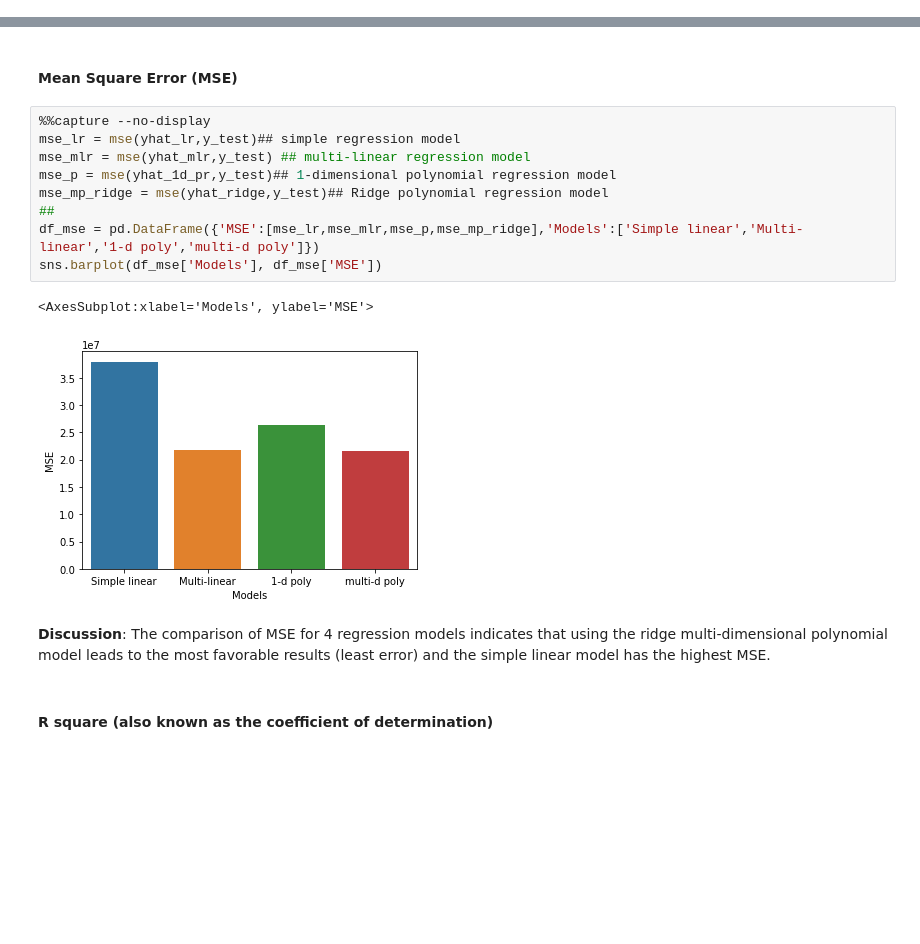
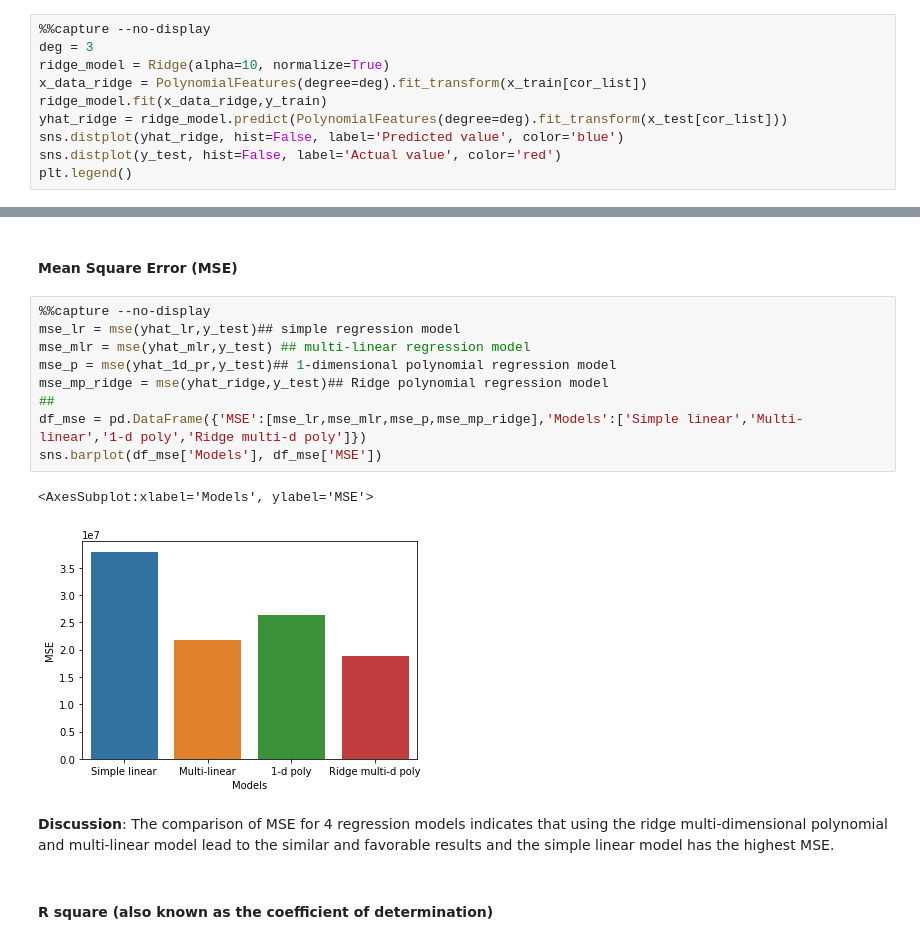
Before and after one commit to Farhad-Davaripour/Step_by_Step_Data_Analysis_Auto_Dataset, a Jupyter notebook: Code_Python.ipynb, the cells around one changed output, grey strips where cells are left out. Drawn from its saved outputs; the diff is of its cells as text; blank space fills up the shorter version.

```diff
--- a/Code_Python.ipynb
+++ b/Code_Python.ipynb
@@ -649,0 +659,10 @@ plt.legend()
+# %%
+%%capture --no-display
+deg = 3
+ridge_model = Ridge(alpha=10, normalize=True)
+x_data_ridge = PolynomialFeatures(degree=deg).fit_transform(x_train[cor_list])
+ridge_model.fit(x_data_ridge,y_train)
+yhat_ridge = ridge_model.predict(PolynomialFeatures(degree=deg).fit_transform(x_test[cor_list]))
+sns.distplot(yhat_ridge, hist=False, label='Predicted value', color='blue')
+sns.distplot(y_test, hist=False, label='Actual value', color='red')
+plt.legend()
@@ -655,17 +679,17 @@ Let's evaluate the regression model developed above using **mean square error (M
 # %%
 %%capture --no-display
 mse_lr = mse(yhat_lr,y_test)## simple regression model
 mse_mlr = mse(yhat_mlr,y_test) ## multi-linear regression model
 mse_p = mse(yhat_1d_pr,y_test)## 1-dimensional polynomial regression model
 mse_mp_ridge = mse(yhat_ridge,y_test)## Ridge polynomial regression model
 ##
-df_mse = pd.DataFrame({'MSE':[mse_lr,mse_mlr,mse_p,mse_mp_ridge],'Models':['Simple linear','Multi-linear','1-d poly','multi-d poly']})
+df_mse = pd.DataFrame({'MSE':[mse_lr,mse_mlr,mse_p,mse_mp_ridge],'Models':['Simple linear','Multi-linear','1-d poly','Ridge multi-d poly']})
 sns.barplot(df_mse['Models'], df_mse['MSE'])
 # %% [output]
 <AxesSubplot:xlabel='Models', ylabel='MSE'>
-[figure, old version]
+[figure, new version]
 # %% [markdown]
-**Discussion**: The comparison of MSE for 4 regression models indicates that using the ridge multi-dimensional polynomial model leads to the most favorable results (least error) and the simple linear model has the highest MSE.
+**Discussion**: The comparison of MSE for 4 regression models indicates that using the ridge multi-dimensional polynomial and multi-linear model lead to the similar and favorable results and the simple linear model has the highest MSE.
 # %% [markdown]
 #### R square (also known as the coefficient of determination)
 # %%
```
Also changed, not shown: parts of 21 cells of this notebook.
